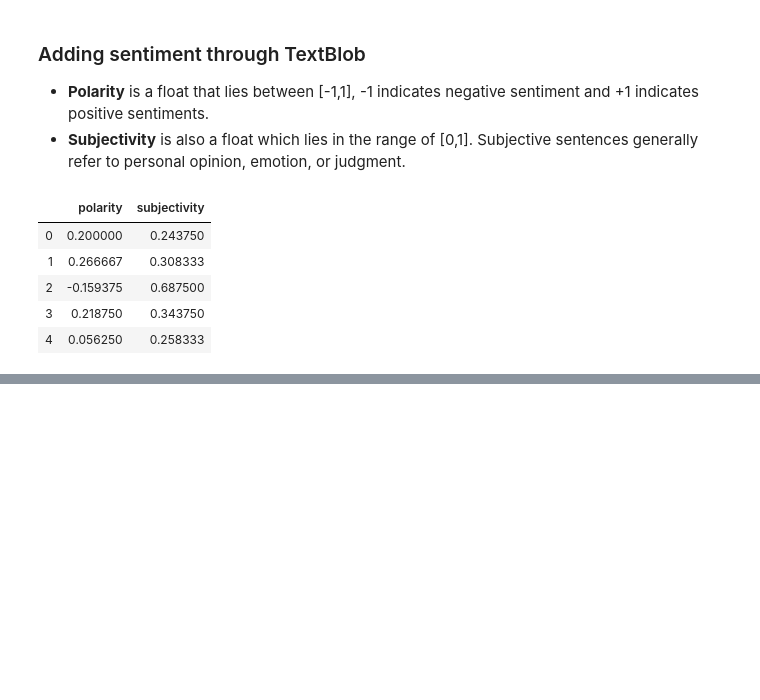
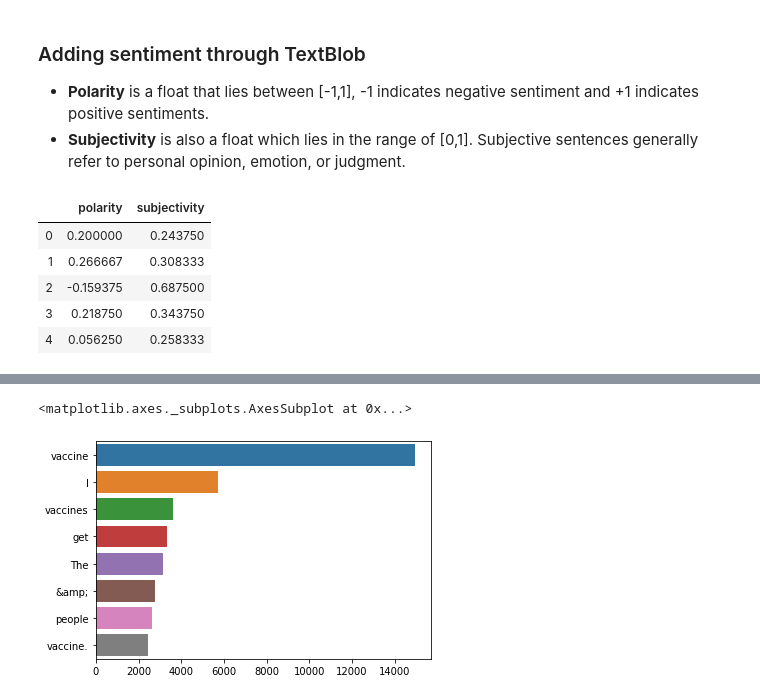
Before and after one commit to ksis1st/NLP_Vaccine_SentimentAnalysis_Tweets, a Jupyter notebook: EDA_SentimentAnalysis.ipynb, the cells around one changed output, grey strips where cells are left out. Drawn from its saved outputs; the diff is of its cells as text; code cells hidden in the pictures; blank space fills up the shorter version.

```diff
--- a/EDA_SentimentAnalysis.ipynb
+++ b/EDA_SentimentAnalysis.ipynb
@@ -373,0 +433,15 @@ tweets_df_r2.head()
+# %%
+from collections import  Counter
+counter=Counter(corpus)
+most=counter.most_common()
+
+x, y= [], []
+for word,count in most[:40]:
+    if (word not in stop):
+        x.append(word)
+        y.append(count)
+
+sns.barplot(x=y,y=x)
+# %% [output]
+<matplotlib.axes._subplots.AxesSubplot at 0x...>
+[figure, added]
```
Also changed, not shown: parts of 22 cells of this notebook.
